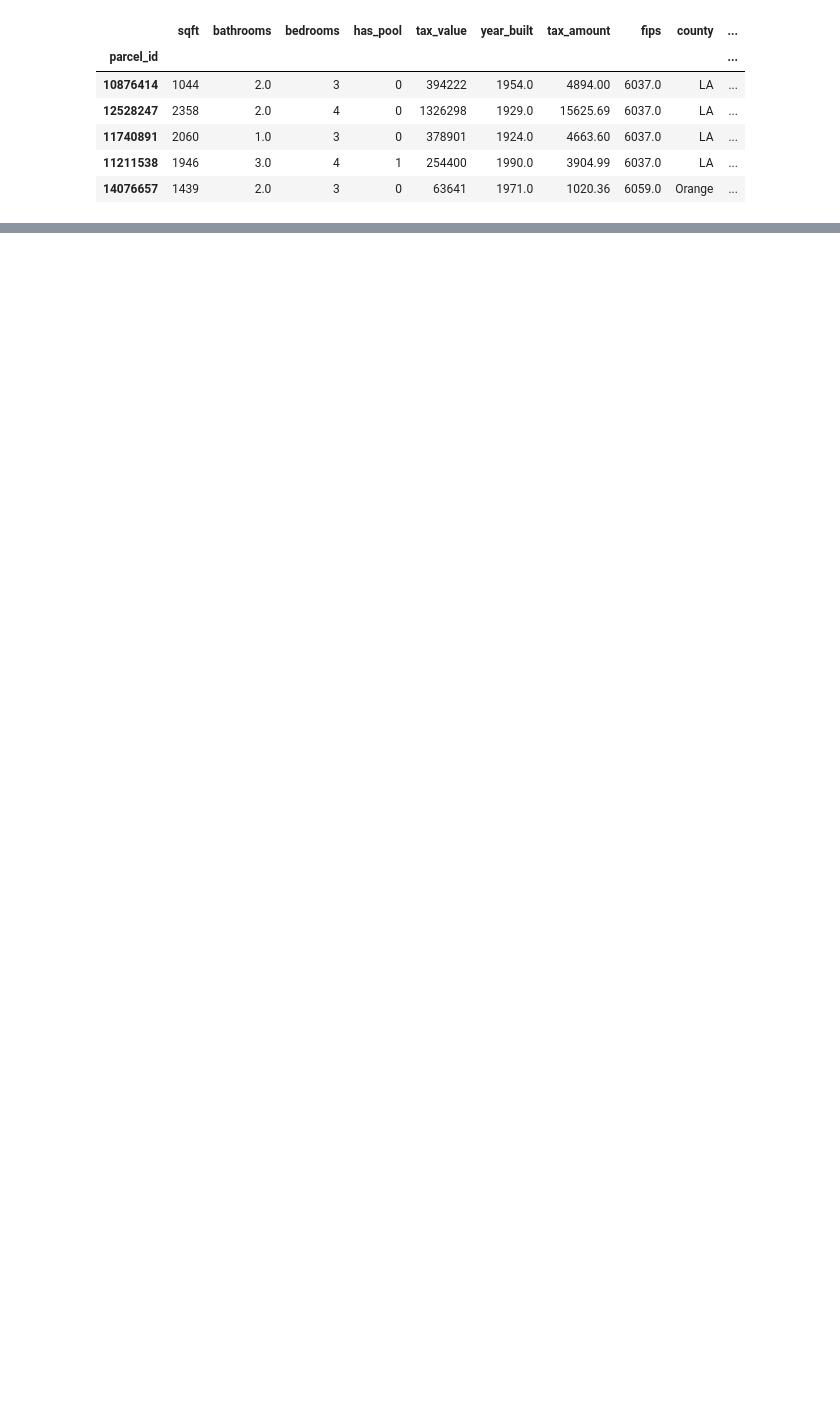
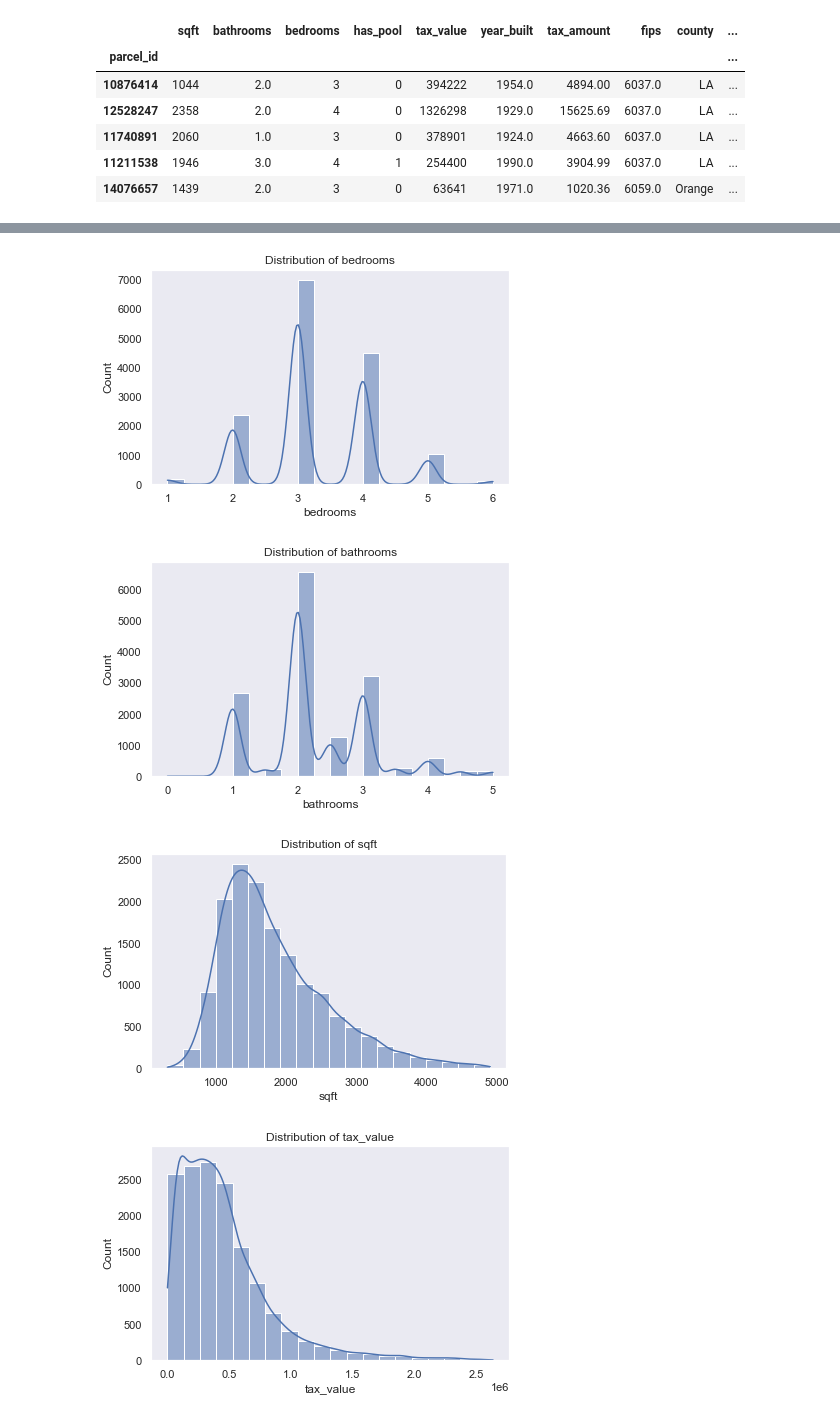
Before and after one commit to brandon-sharpe/Zillow-Regression-Project, a Jupyter notebook: explore.ipynb, the cells around one changed output, grey strips where cells are left out. Drawn from its saved outputs; the diff is of its cells as text; code cells hidden in the pictures; blank space fills up the shorter version.

```diff
--- a/explore.ipynb
+++ b/explore.ipynb
@@ -54,11 +57,3 @@ train.fips.value_counts()
 6059.0    4200
 6111.0    1336
 Name: fips, dtype: int64
-# %%
-def distrubutions(train):
-#checking distributions of our selected features/univariate exploration
-    for x in train[['bedrooms','bathrooms','sqft','tax_value','has_pool','county']]:
-        sns.histplot(train[x], bins = 20, kde = True)
-        plt.title(f'Distribution of {x}')
-        plt.tight_layout()
-        plt.show()
@@ -154,0 +220,7 @@ def my_scaler(train, validate, test, col_names, scaler, scaler_name):
+# %%
+lets_explore()
+# %% [output]
+[figure, added]
+[figure, added]
+[figure, added]
+[figure, added]
```
Also changed, not shown: parts of 23 cells of this notebook, 4 other files.
